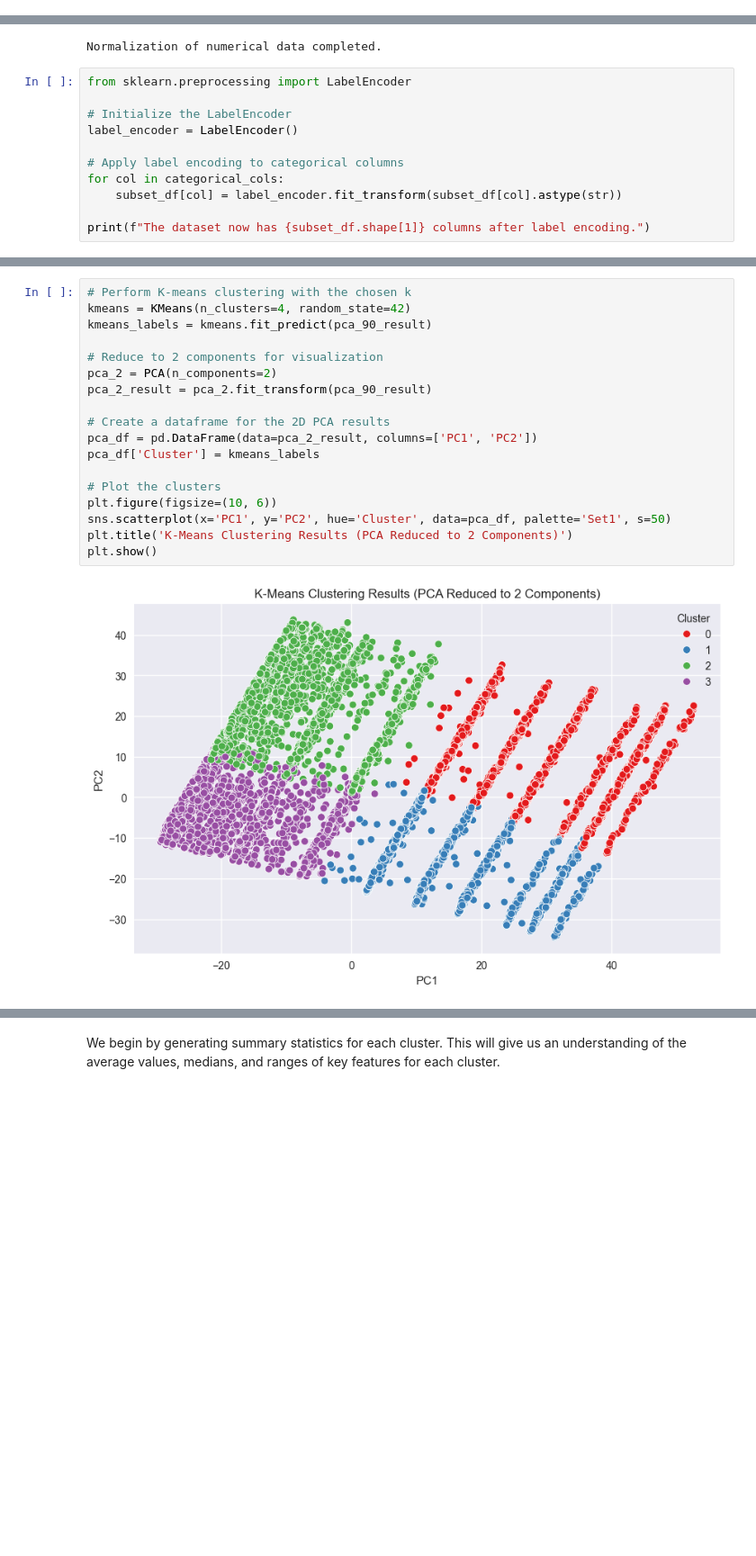
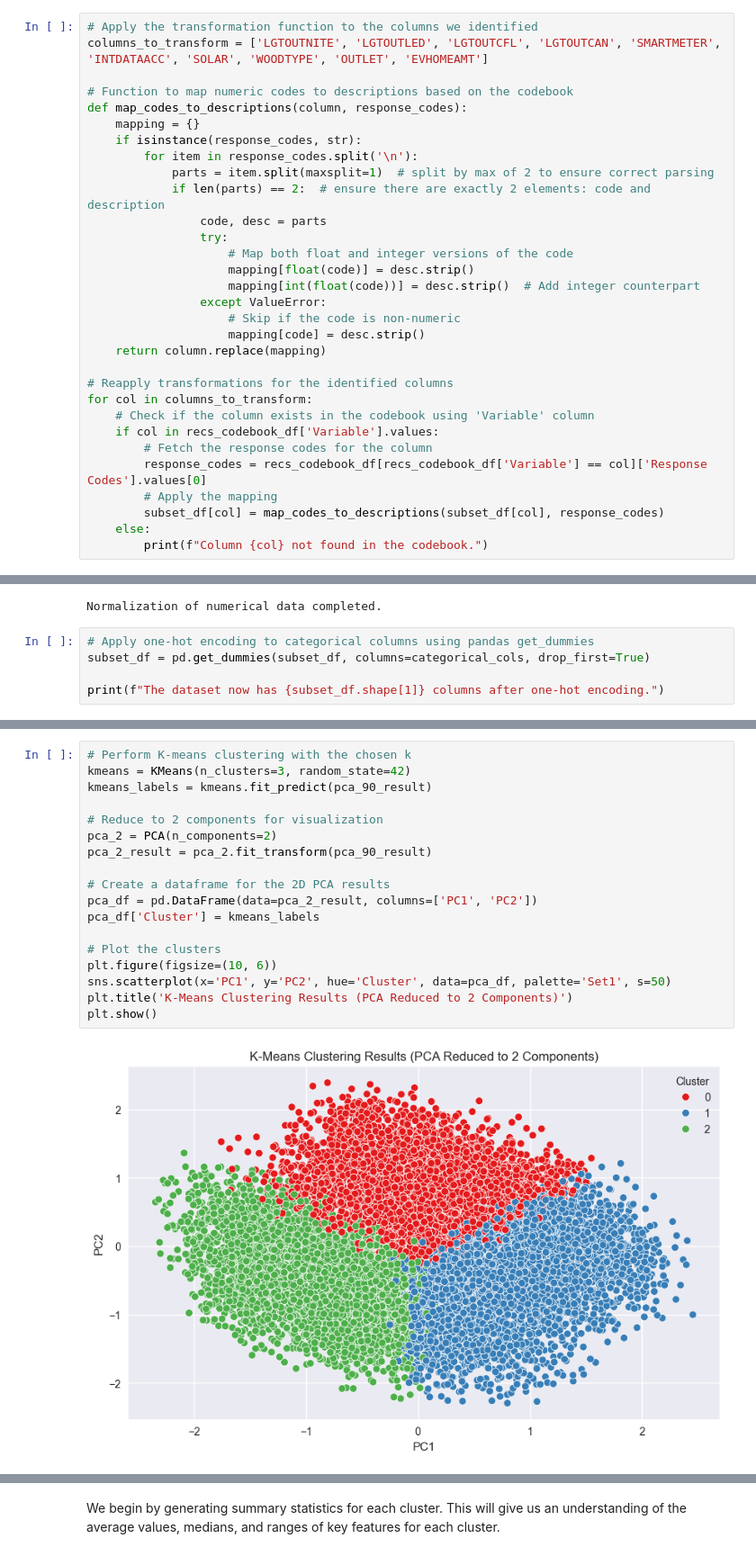
Before and after one commit to numansuri/Milestone_II, a Jupyter notebook: Numan_Exploration/recs_unsupervised_learning.ipynb, the cells around one changed output, grey strips where cells are left out. Shown at 90% size. Drawn from its saved outputs; the diff is of its cells as text; blank space fills up the shorter version.

Commit message:
fixed remaining numerical columns

```diff
--- a/Numan_Exploration/recs_unsupervised_learning.ipynb
+++ b/Numan_Exploration/recs_unsupervised_learning.ipynb
@@ -109,6 +109,37 @@ A value is trying to be set on a copy of a slice from a DataFrame
 
 See the caveats in the documentation: https://pandas.pydata.org/pandas-docs/stable/user_guide/indexing.html#returning-a-view-versus-a-copy
   df_f.replace(99, np.nan, inplace=True)
+# %%
+# Apply the transformation function to the columns we identified
+columns_to_transform = ['LGTOUTNITE', 'LGTOUTLED', 'LGTOUTCFL', 'LGTOUTCAN', 'SMARTMETER', 'INTDATAACC', 'SOLAR', 'WOODTYPE', 'OUTLET', 'EVHOMEAMT']
+
+# Function to map numeric codes to descriptions based on the codebook
+def map_codes_to_descriptions(column, response_codes):
+    mapping = {}
+    if isinstance(response_codes, str):
+        for item in response_codes.split('\n'):
+            parts = item.split(maxsplit=1)  # split by max of 2 to ensure correct parsing
+            if len(parts) == 2:  # ensure there are exactly 2 elements: code and description
+                code, desc = parts
+                try:
+                    # Map both float and integer versions of the code
+                    mapping[float(code)] = desc.strip()
+                    mapping[int(float(code))] = desc.strip()  # Add integer counterpart
+                except ValueError:
+                    # Skip if the code is non-numeric
+                    mapping[code] = desc.strip()
+    return column.replace(mapping)
+
+# Reapply transformations for the identified columns
+for col in columns_to_transform:
+    # Check if the column exists in the codebook using 'Variable' column
+    if col in recs_codebook_df['Variable'].values:
+        # Fetch the response codes for the column
+        response_codes = recs_codebook_df[recs_codebook_df['Variable'] == col]['Response Codes'].values[0]
+        # Apply the mapping
+        subset_df[col] = map_codes_to_descriptions(subset_df[col], response_codes)
+    else:
+        print(f"Column {col} not found in the codebook.")
 # %%
 subset_df.head()
 # %% [output]
@@ -167,14 +198,8 @@ print("Normalization of numerical data completed.")
 # %% [output]
 Normalization of numerical data completed.
 # %%
-from sklearn.preprocessing import LabelEncoder
+# Apply one-hot encoding to categorical columns using pandas get_dummies
+subset_df = pd.get_dummies(subset_df, columns=categorical_cols, drop_first=True)
 
-# Initialize the LabelEncoder
-label_encoder = LabelEncoder()
-
-# Apply label encoding to categorical columns
-for col in categorical_cols:
-    subset_df[col] = label_encoder.fit_transform(subset_df[col].astype(str))
-
-print(f"The dataset now has {subset_df.shape[1]} columns after label encoding.")
+print(f"The dataset now has {subset_df.shape[1]} columns after one-hot encoding.")
 # %% [output]
@@ -231,23 +256,23 @@ plt.show()
 # %%
 # Perform K-means clustering with the chosen k
-kmeans = KMeans(n_clusters=4, random_state=42)
+kmeans = KMeans(n_clusters=3, random_state=42)
 kmeans_labels = kmeans.fit_predict(pca_90_result)
 
 # Reduce to 2 components for visualization
 pca_2 = PCA(n_components=2)
 pca_2_result = pca_2.fit_transform(pca_90_result)
 
 # Create a dataframe for the 2D PCA results
 pca_df = pd.DataFrame(data=pca_2_result, columns=['PC1', 'PC2'])
 pca_df['Cluster'] = kmeans_labels
 
 # Plot the clusters
 plt.figure(figsize=(10, 6))
 sns.scatterplot(x='PC1', y='PC2', hue='Cluster', data=pca_df, palette='Set1', s=50)
 plt.title('K-Means Clustering Results (PCA Reduced to 2 Components)')
 plt.show()
 # %% [output]
-[figure, old version]
+[figure, new version]
 # %%
 from sklearn.cluster import AgglomerativeClustering
 import scipy.cluster.hierarchy as shc
```
Also changed, not shown: parts of 10 cells of this notebook, 2 other files.
